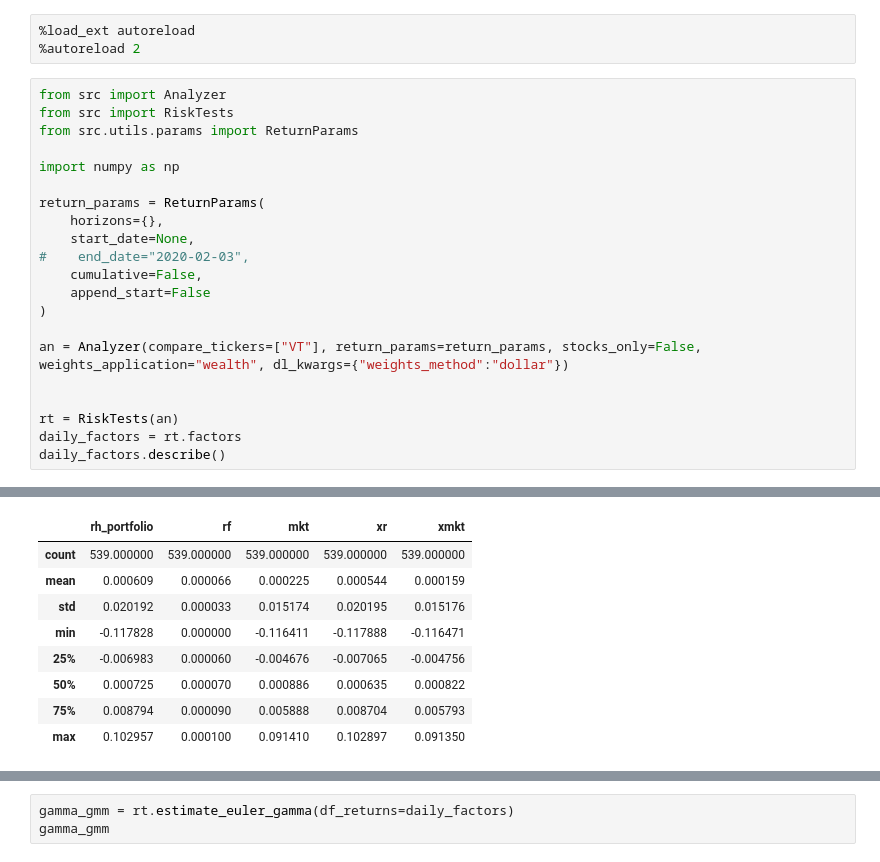
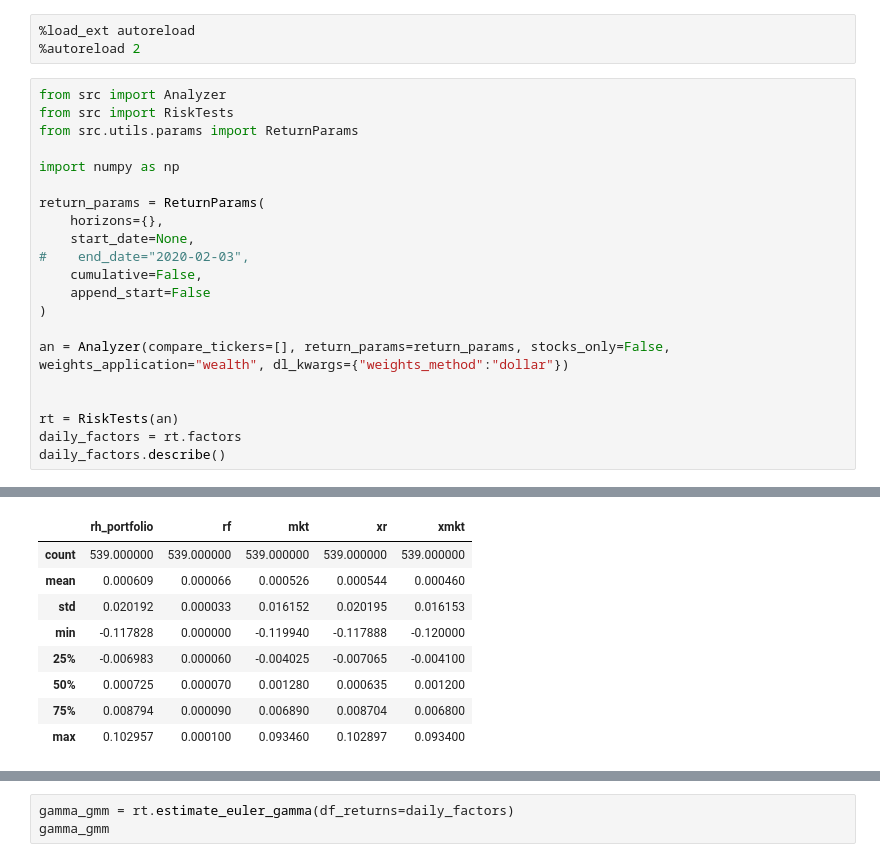
Before and after one commit to FedericoCortesi/Robinhood_data, a Jupyter notebook: notebooks/risk_tests.ipynb, the cells around one changed output, grey strips where cells are left out. Saved outputs shown, nothing was run; the diff lists cells and outputs as text.

```diff
--- a/notebooks/risk_tests.ipynb
+++ b/notebooks/risk_tests.ipynb
@@ -245,7 +232,7 @@ return_params = ReturnParams(
     append_start=False
 )
 
-an = Analyzer(compare_tickers=["VT"], return_params=return_params, stocks_only=False, weights_application="wealth", dl_kwargs={"weights_method":"dollar"})
+an = Analyzer(compare_tickers=[], return_params=return_params, stocks_only=False, weights_application="wealth", dl_kwargs={"weights_method":"dollar"})
 
 
 rt = RiskTests(an)
@@ -256,12 +244,12 @@ daily_factors.describe()
 |  | rh_portfolio | rf | mkt | xr | xmkt |
 | count | 539.000000 | 539.000000 | 539.000000 | 539.000000 | 539.000000 |
-| mean | 0.000609 | 0.000066 | 0.000225 | 0.000544 | 0.000159 |
-| std | 0.020192 | 0.000033 | 0.015174 | 0.020195 | 0.015176 |
-| min | -0.117828 | 0.000000 | -0.116411 | -0.117888 | -0.116471 |
-| 25% | -0.006983 | 0.000060 | -0.004676 | -0.007065 | -0.004756 |
-| 50% | 0.000725 | 0.000070 | 0.000886 | 0.000635 | 0.000822 |
-| 75% | 0.008794 | 0.000090 | 0.005888 | 0.008704 | 0.005793 |
-| max | 0.102957 | 0.000100 | 0.091410 | 0.102897 | 0.091350 |
+| mean | 0.000609 | 0.000066 | 0.000526 | 0.000544 | 0.000460 |
+| std | 0.020192 | 0.000033 | 0.016152 | 0.020195 | 0.016153 |
+| min | -0.117828 | 0.000000 | -0.119940 | -0.117888 | -0.120000 |
+| 25% | -0.006983 | 0.000060 | -0.004025 | -0.007065 | -0.004100 |
+| 50% | 0.000725 | 0.000070 | 0.001280 | 0.000635 | 0.001200 |
+| 75% | 0.008794 | 0.000090 | 0.006890 | 0.008704 | 0.006800 |
+| max | 0.102957 | 0.000100 | 0.093460 | 0.102897 | 0.093400 |
 # %%
 monnthly_factors = rt.resample_factors()
 monnthly_factors
```
Also changed, not shown: parts of 15 cells of this notebook, 3 other files.
